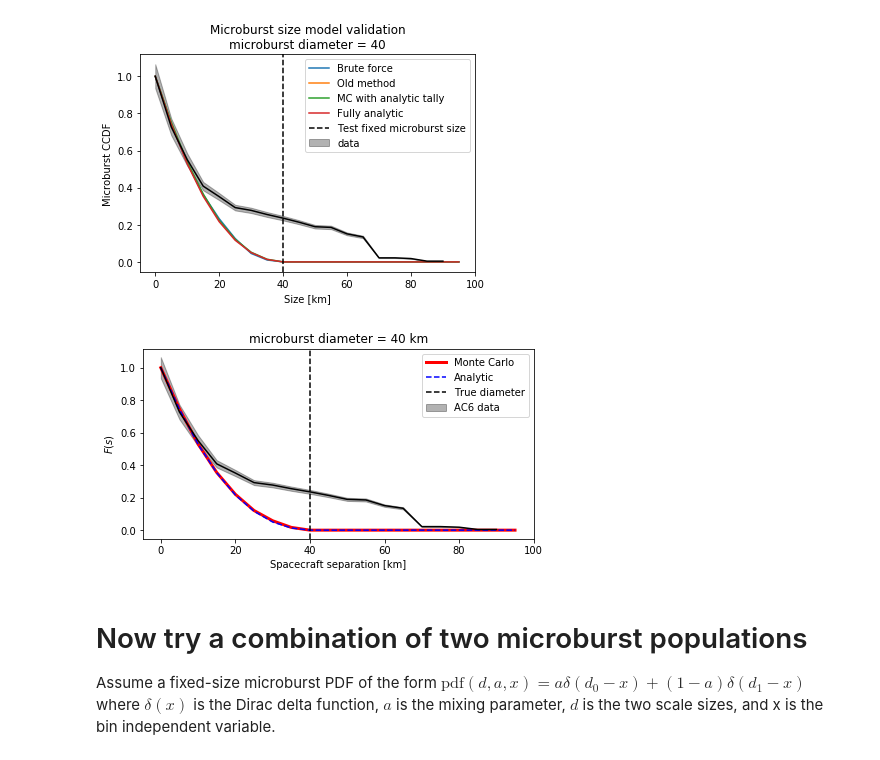
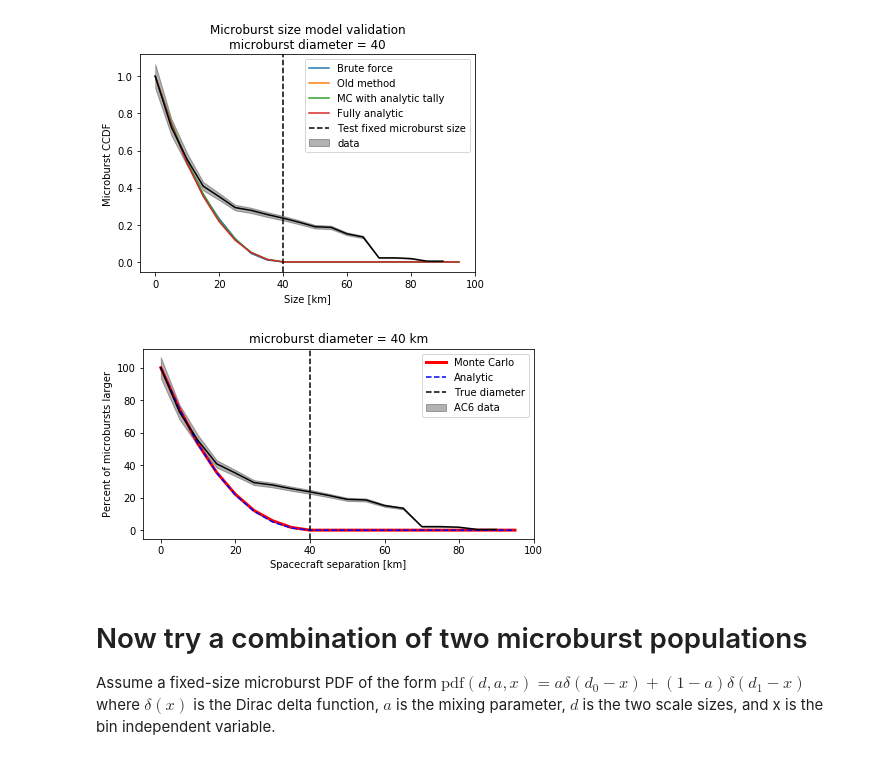
Before and after one commit to mshumko/ac6_microburst_scale_sizes, a Jupyter notebook: models/microburst_scale_size_model.ipynb, the cells around one changed output. Saved outputs shown, nothing was run; the diff lists cells and outputs as text; code cells hidden in the pictures.

Commit message:
Small changes to microburst_scale_size_model.ipynb to generate a more accurate figure 5.

```diff
--- a/models/microburst_scale_size_model.ipynb
+++ b/models/microburst_scale_size_model.ipynb
@@ -322,20 +322,21 @@ plt.xlabel('Size [km]'); plt.ylabel('Microburst CCDF');
 [figure]
 # %%
 plt.figure(figsize=(7, 3.5))
-plt.plot(bins, mc_brute_vectorized, label='Monte Carlo', c='r', lw=3)
-plt.plot(bins, cdf_analytic, label='Analytic', c='b', ls='--')
-plt.plot(cdf_data['Separation [km]'], cdf_data['CDF'], c='k', label='_nolegend_')
+plt.plot(bins, 100*mc_brute_vectorized, label='Monte Carlo', c='r', lw=3)
+plt.plot(bins, 100*cdf_analytic, label='Analytic', c='b', ls='--')
+plt.plot(cdf_data['Separation [km]'], 100*cdf_data['CDF'], c='k', label='_nolegend_')
 plt.fill_between(cdf_data['Separation [km]'],
-                 cdf_data['CDF']-cdf_data['CDF_std'],
-                 cdf_data['CDF']+cdf_data['CDF_std'],
+                 100*(cdf_data['CDF']-cdf_data['CDF_std']),
+                 100*(cdf_data['CDF']+cdf_data['CDF_std']),
                  color='k', alpha=0.3, label='AC6 data');
 plt.axvline(d, color='k', ls='--', label='True diameter');
 plt.legend(); plt.xlim(right=100);
 plt.title(f'microburst diameter = {d} km');
-plt.xlabel('Spacecraft separation [km]'); plt.ylabel(r'$F(s)$');
+plt.xlabel('Spacecraft separation [km]');
+plt.ylabel('Percent of microbursts larger');
 plt.savefig('compare_mc_models.pdf', dpi=300)
 # %% [output]
-[figure, old version]
+[figure, new version]
 # %% [markdown]
 # Now try a combination of two microburst populations
 Assume a fixed-size microburst PDF of the form $\mathrm{pdf}(d, a, x) = a \delta(d_0 - x) + (1-a) \delta(d_1 - x)$ where $\delta(x)$ is the Dirac delta function, $a$ is the mixing parameter, $d$ is the two scale sizes, and x is the bin independent variable.
```
Also changed, not shown: parts of 2 cells of this notebook, 4 other files.
